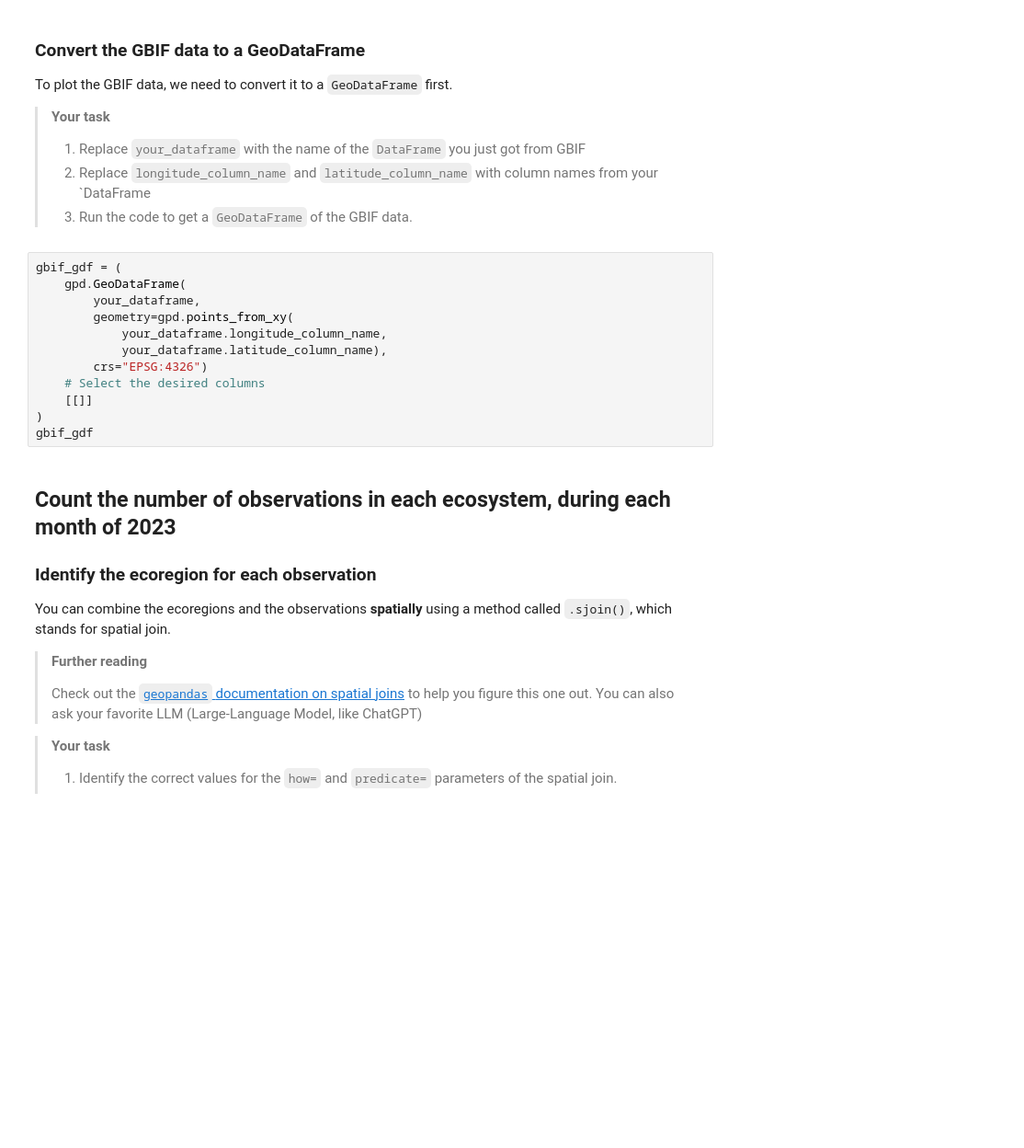
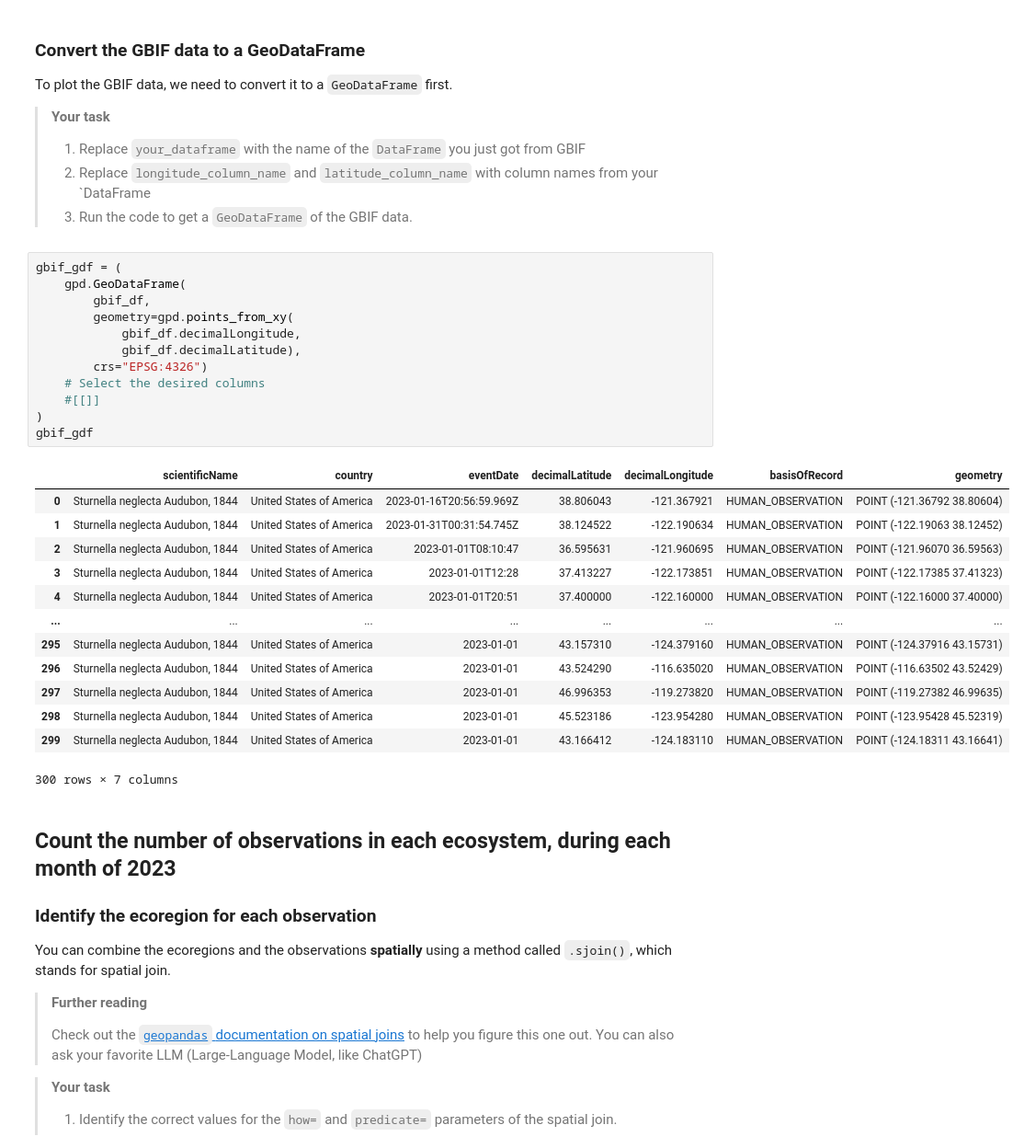
Before and after one commit to cu-esiil-edu/stars-02-species-distribution-jlogannd, a Jupyter notebook: species-distribution.ipynb, the cells around one changed output. Shown at 92% size. Cells and saved outputs as stored; diff of their text form; blank space fills up the shorter version.

```diff
--- a/species-distribution.ipynb
+++ b/species-distribution.ipynb
@@ -425,15 +491,29 @@ To plot the GBIF data, we need to convert it to a `GeoDataFrame` first.
 # %%
 gbif_gdf = (
     gpd.GeoDataFrame(
-        your_dataframe,
+        gbif_df,
         geometry=gpd.points_from_xy(
-            your_dataframe.longitude_column_name,
-            your_dataframe.latitude_column_name),
+            gbif_df.decimalLongitude,
+            gbif_df.decimalLatitude),
         crs="EPSG:4326")
     # Select the desired columns
-    [[]]
+    #[[]]
 )
 gbif_gdf
+# %% [output]
+|  | scientificName | country | eventDate | decimalLatitude | decimalLongitude | basisOfRecord | geometry |
+| 0 | Sturnella neglecta Audubon, 1844 | United States of America | 2023-01-16T20:56:59.969Z | 38.806043 | -121.367921 | HUMAN_OBSERVATION | POINT (-121.36792 38.80604) |
+| 1 | Sturnella neglecta Audubon, 1844 | United States of America | 2023-01-31T00:31:54.745Z | 38.124522 | -122.190634 | HUMAN_OBSERVATION | POINT (-122.19063 38.12452) |
+| 2 | Sturnella neglecta Audubon, 1844 | United States of America | 2023-01-01T08:10:47 | 36.595631 | -121.960695 | HUMAN_OBSERVATION | POINT (-121.96070 36.59563) |
+| 3 | Sturnella neglecta Audubon, 1844 | United States of America | 2023-01-01T12:28 | 37.413227 | -122.173851 | HUMAN_OBSERVATION | POINT (-122.17385 37.41323) |
+| 4 | Sturnella neglecta Audubon, 1844 | United States of America | 2023-01-01T20:51 | 37.400000 | -122.160000 | HUMAN_OBSERVATION | POINT (-122.16000 37.40000) |
+| ... | ... | ... | ... | ... | ... | ... | ... |
+| 295 | Sturnella neglecta Audubon, 1844 | United States of America | 2023-01-01 | 43.157310 | -124.379160 | HUMAN_OBSERVATION | POINT (-124.37916 43.15731) |
+| 296 | Sturnella neglecta Audubon, 1844 | United States of America | 2023-01-01 | 43.524290 | -116.635020 | HUMAN_OBSERVATION | POINT (-116.63502 43.52429) |
+| 297 | Sturnella neglecta Audubon, 1844 | United States of America | 2023-01-01 | 46.996353 | -119.273820 | HUMAN_OBSERVATION | POINT (-119.27382 46.99635) |
+| 298 | Sturnella neglecta Audubon, 1844 | United States of America | 2023-01-01 | 45.523186 | -123.954280 | HUMAN_OBSERVATION | POINT (-123.95428 45.52319) |
+| 299 | Sturnella neglecta Audubon, 1844 | United States of America | 2023-01-01 | 43.166412 | -124.183110 | HUMAN_OBSERVATION | POINT (-124.18311 43.16641) |
+300 rows × 7 columns
 # %% [markdown]
 ## Count the number of observations in each ecosystem, during each month of 2023
 
```
Also changed, not shown: parts of 15 cells of this notebook.
